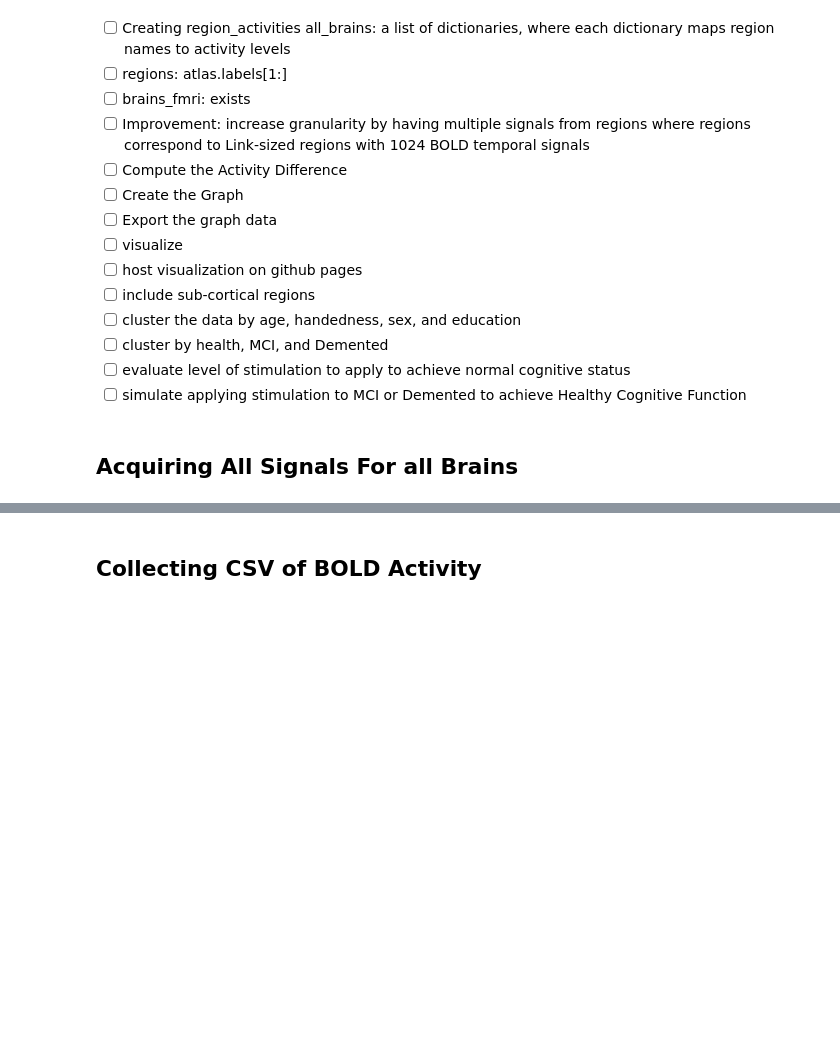
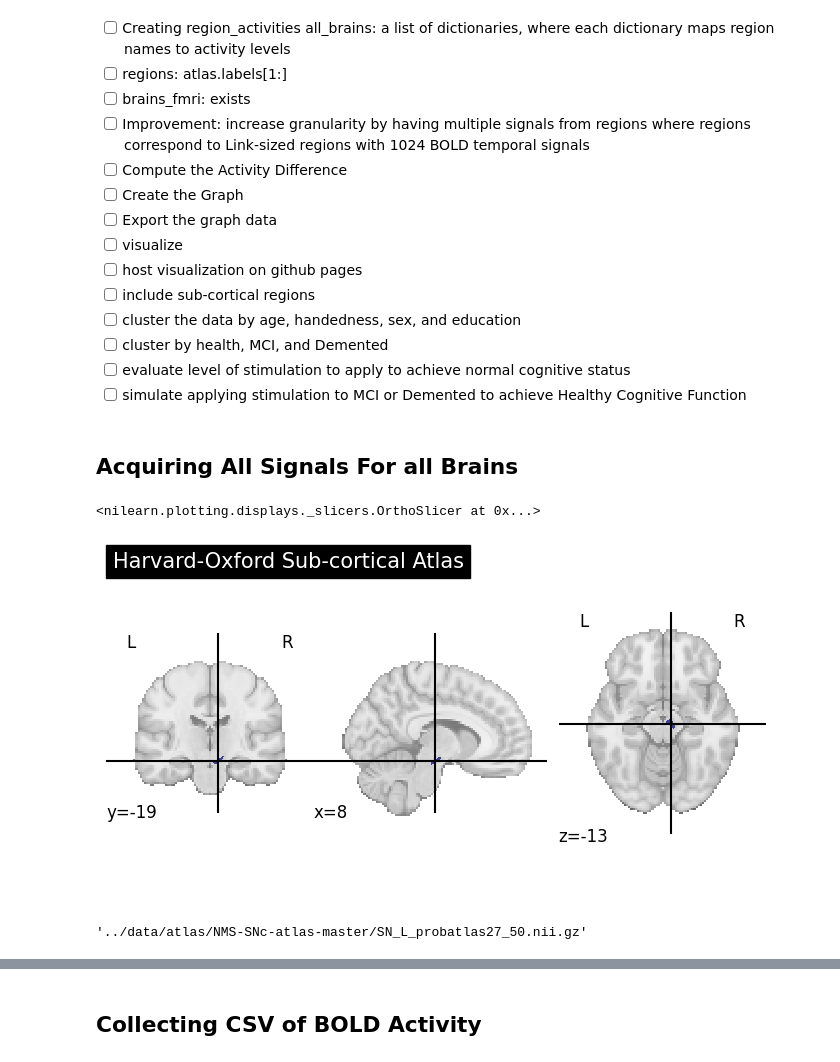
Before and after one commit to efwoods/Parkinsons_Disease_Study, a Jupyter notebook: notebooks/_initial_analysis_collecting_and_calculating_dataframes.ipynb, the cells around one changed output, grey strips where cells are left out. Cells and saved outputs as stored; diff of their text form; code cells hidden in the pictures; blank space fills up the shorter version.

Commit message:
created simple brain mesh visualization for node-edge connectivity matrix

```diff
--- a/notebooks/_initial_analysis_collecting_and_calculating_dataframes.ipynb
+++ b/notebooks/_initial_analysis_collecting_and_calculating_dataframes.ipynb
@@ -379,3 +383,18 @@ cv
 - [ ] simulate applying stimulation to MCI or Demented to achieve Healthy Cognitive Function
 # %% [markdown]
 ## Acquiring All Signals For all Brains
+# %%
+from nilearn import datasets, plotting
+
+# Fetch the Harvard-Oxford sub-cortical atlas (probabilistic)
+atlas_filename = "../data/atlas/NMS-SNc-atlas-master/SN_R_probatlas27_50.nii.gz"
+
+# Plot the atlas to view the regions including substantia nigra
+plotting.plot_roi(atlas_filename, title="Harvard-Oxford Sub-cortical Atlas", display_mode="ortho", draw_cross=True)
+# %% [output]
+<nilearn.plotting.displays._slicers.OrthoSlicer at 0x...>
+[figure, added]
+# %%
+atlas_filename
+# %% [output]
+'../data/atlas/NMS-SNc-atlas-master/SN_L_probatlas27_50.nii.gz'
```
Also changed, not shown: parts of 7 cells of this notebook, 5 other files.
